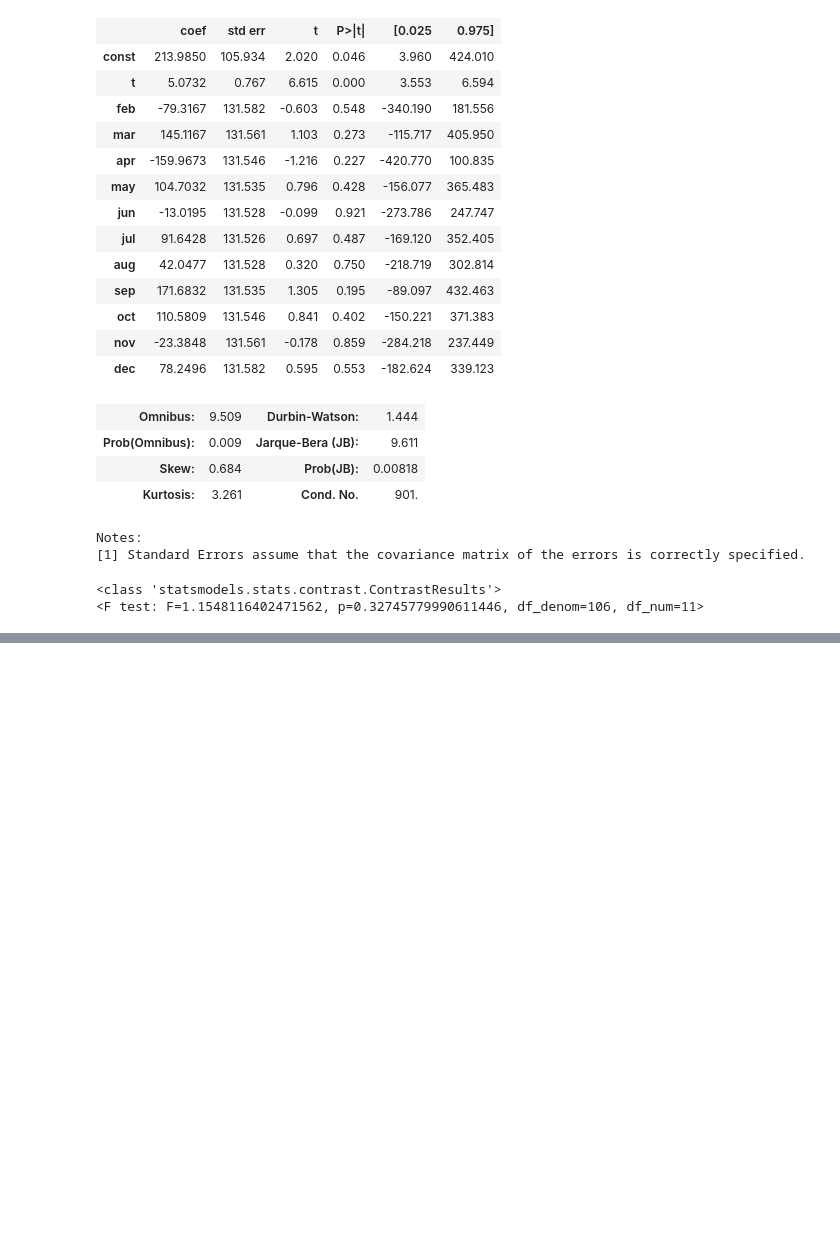
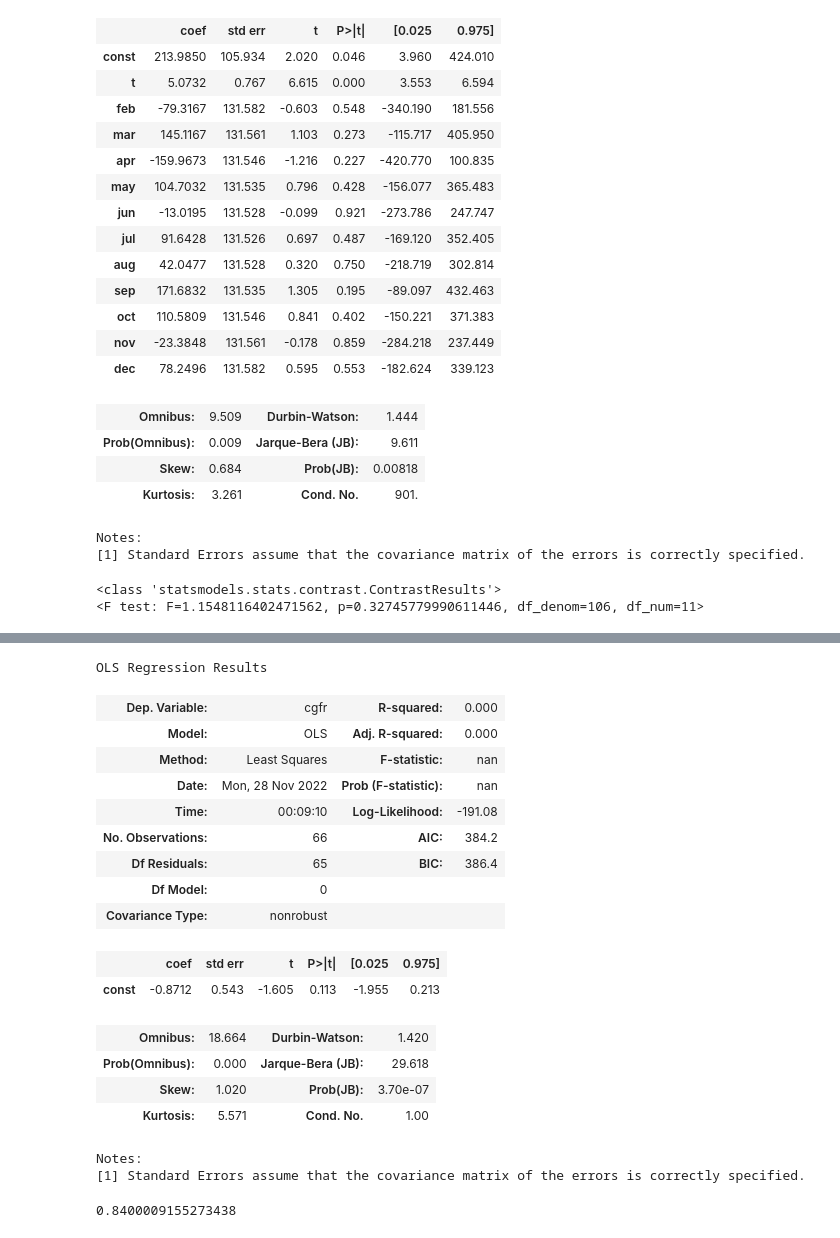
Before and after one commit to systemchalk/wooldridge_workbook, a Jupyter notebook: ch18.ipynb, the cells around one changed output, grey strips where cells are left out. Drawn from its saved outputs; the diff is of its cells as text; code cells hidden in the pictures; blank space fills up the shorter version.

```diff
--- a/ch18.ipynb
+++ b/ch18.ipynb
@@ -556,0 +602,27 @@ C7.iv Results from the dummies above. The p-value for the f-test is 0.33. We do
+# %%
+X = np.ones(len(fertil_1979.cgfr))
+model = sm.OLS(fertil_1979.cgfr, X, missing="drop").fit()
+model.summary()
+# %% [output]
+OLS Regression Results
+| Dep. Variable: | cgfr | R-squared: | 0.000 |
+| Model: | OLS | Adj. R-squared: | 0.000 |
+| Method: | Least Squares | F-statistic: | nan |
+| Date: | Mon, 28 Nov 2022 | Prob (F-statistic): | nan |
+| Time: | 00:09:10 | Log-Likelihood: | -191.08 |
+| No. Observations: | 66 | AIC: | 384.2 |
+| Df Residuals: | 65 | BIC: | 386.4 |
+| Df Model: | 0 |  |  |
+| Covariance Type: | nonrobust |  |  |
+|  | coef | std err | t | P>|t| | [0.025 | 0.975] |
+| const | -0.8712 | 0.543 | -1.605 | 0.113 | -1.955 | 0.213 |
+| Omnibus: | 18.664 | Durbin-Watson: | 1.420 |
+| Prob(Omnibus): | 0.000 | Jarque-Bera (JB): | 29.618 |
+| Skew: | 1.020 | Prob(JB): | 3.70e-07 |
+| Kurtosis: | 5.571 | Cond. No. | 1.00 |
+Notes:
+[1] Standard Errors assume that the covariance matrix of the errors is correctly specified.
+# %%
+abs(fertil_1980.gfr - fertil_1980.gfr_1).sum() / len(fertil_1980.gfr)
+# %% [output]
+0.8400009155273438
```
Also changed, not shown: parts of 27 cells of this notebook.
